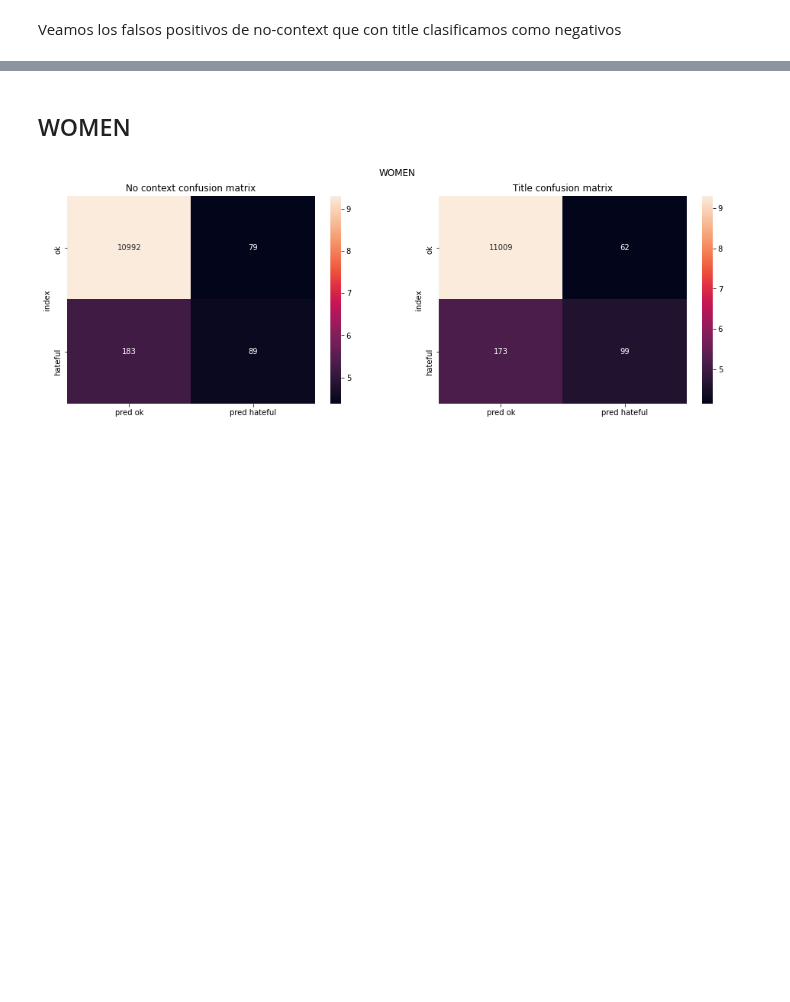
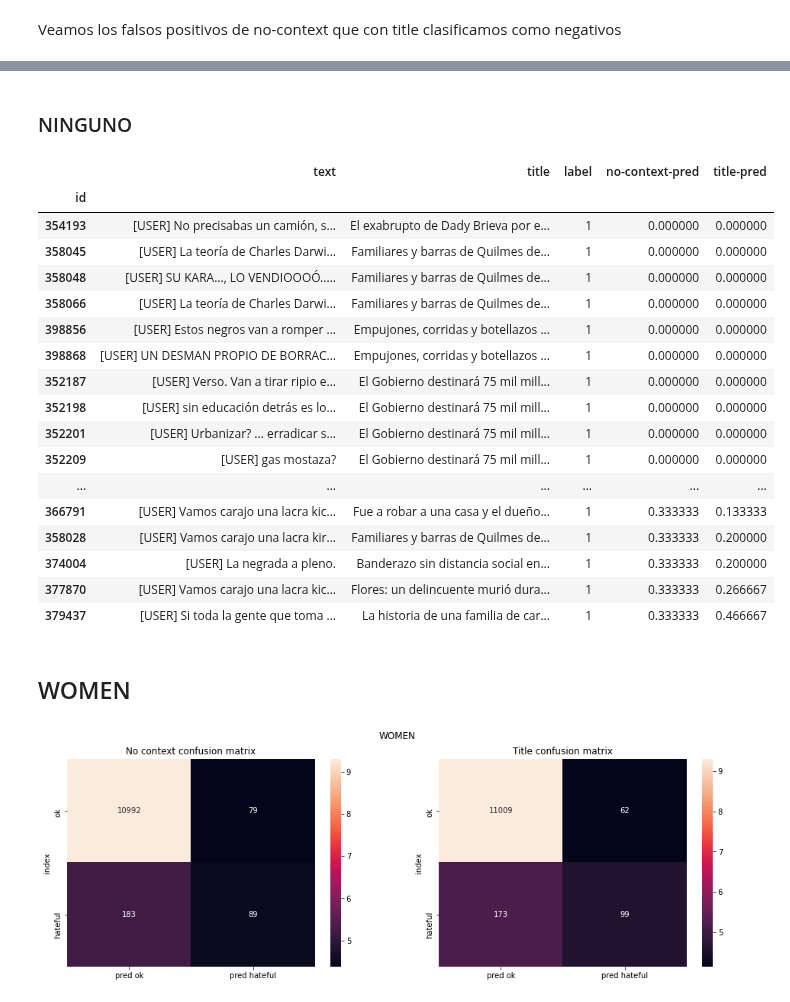
Before and after one commit to finiteautomata/contextualized-hatespeech-classification, a Jupyter notebook: notebooks/Where context helps fine grained.ipynb, the cells around one changed output, grey strips where cells are left out. Saved outputs shown, nothing was run; the diff lists cells and outputs as text; code cells hidden in the pictures; blank space fills up the shorter version.

```diff
--- a/notebooks/Where context helps fine grained.ipynb
+++ b/notebooks/Where context helps fine grained.ipynb
@@ -198,7 +224,8 @@ char_df.loc[(char_gold & context_pred & (~no_context_pred))].sort_values(["no-co
 Los que ninguno encontró
 # %%
+pd.options.display.max_colwidth = 300
 
-char_df.loc[(char_gold & (~context_pred) & (~no_context_pred))].sort_values(["no-context-pred", "title-pred"], ascending=[True, True])
+char_df.loc[char_gold & ~context_pred & ~no_context_pred].sort_values(["no-context-pred", "title-pred"], ascending=[True, True])
 # %% [output]
 |  | text | title | label | no-context-pred | title-pred |
 | id |  |  |  |  |  |
@@ -296,6 +326,30 @@ char_df.loc[(~char_gold & ~context_pred & no_context_pred)].sort_values(["no-con
 | 403647 | [USER] BALA PARA TODOS TODAS Y TO... | Villa Mascardi: impresionante ope... | 0 | 0.533333 | 0.066667 |
 | 339413 | [USER] EL SUEÑO DE ALGUNOS ARGENT... | Coronavirus: ser chino en la Arge... | 0 | 0.533333 | 0.200000 |
 | 336841 | [USER] Si este infeliz es el gobe... | Coronavirus en la Argentina: "Es ... | 0 | 0.533333 | 0.266667 |
+# %% [markdown]
+### NINGUNO
+# %%
+pd.options.display.max_rows = 190
+char_df.loc[(char_gold & ~context_pred & ~no_context_pred)].sort_values(["no-context-pred", "title-pred"], ascending=[True, True])
+# %% [output]
+|  | text | title | label | no-context-pred | title-pred |
+| id |  |  |  |  |  |
+| 354193 | [USER] No precisabas un camión, s... | El exabrupto de Dady Brieva por e... | 1 | 0.000000 | 0.000000 |
+| 358045 | [USER] La teoría de Charles Darwi... | Familiares y barras de Quilmes de... | 1 | 0.000000 | 0.000000 |
+| 358048 | [USER] SU KARA..., LO VENDIOOOÓ..... | Familiares y barras de Quilmes de... | 1 | 0.000000 | 0.000000 |
+| 358066 | [USER] La teoría de Charles Darwi... | Familiares y barras de Quilmes de... | 1 | 0.000000 | 0.000000 |
+| 398856 | [USER] Estos negros van a romper ... | Empujones, corridas y botellazos ... | 1 | 0.000000 | 0.000000 |
+| 398868 | [USER] UN DESMAN PROPIO DE BORRAC... | Empujones, corridas y botellazos ... | 1 | 0.000000 | 0.000000 |
+| 352187 | [USER] Verso. Van a tirar ripio e... | El Gobierno destinará 75 mil mill... | 1 | 0.000000 | 0.000000 |
+| 352198 | [USER] sin educación detrás es lo... | El Gobierno destinará 75 mil mill... | 1 | 0.000000 | 0.000000 |
+| 352201 | [USER] Urbanizar? ... erradicar s... | El Gobierno destinará 75 mil mill... | 1 | 0.000000 | 0.000000 |
+| 352209 | [USER] gas mostaza? | El Gobierno destinará 75 mil mill... | 1 | 0.000000 | 0.000000 |
+| ... | ... | ... | ... | ... | ... |
+| 366791 | [USER] Vamos carajo una lacra kic... | Fue a robar a una casa y el dueño... | 1 | 0.333333 | 0.133333 |
+| 358028 | [USER] Vamos carajo una lacra kir... | Familiares y barras de Quilmes de... | 1 | 0.333333 | 0.200000 |
+| 374004 | [USER] La negrada a pleno. | Banderazo sin distancia social en... | 1 | 0.333333 | 0.200000 |
+| 377870 | [USER] Vamos carajo una lacra kic... | Flores: un delincuente murió dura... | 1 | 0.333333 | 0.266667 |
+| 379437 | [USER] Si toda la gente que toma ... | La historia de una familia de car... | 1 | 0.333333 | 0.466667 |
 # %% [markdown]
 ## WOMEN
 # %%
```
Also changed, not shown: parts of 8 cells of this notebook, 3 other files.
